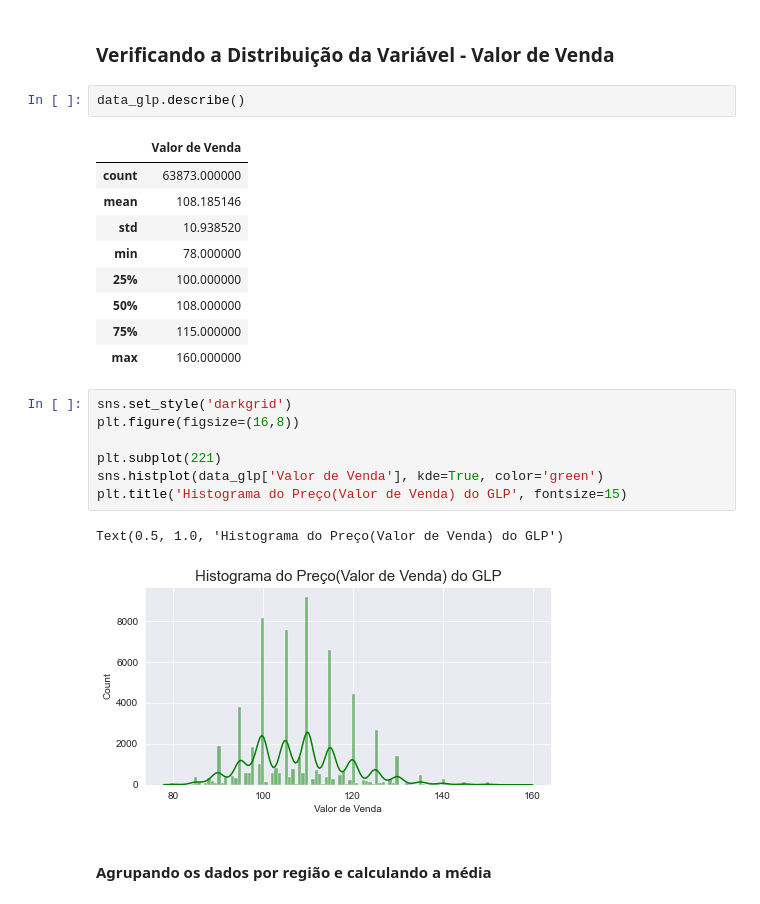
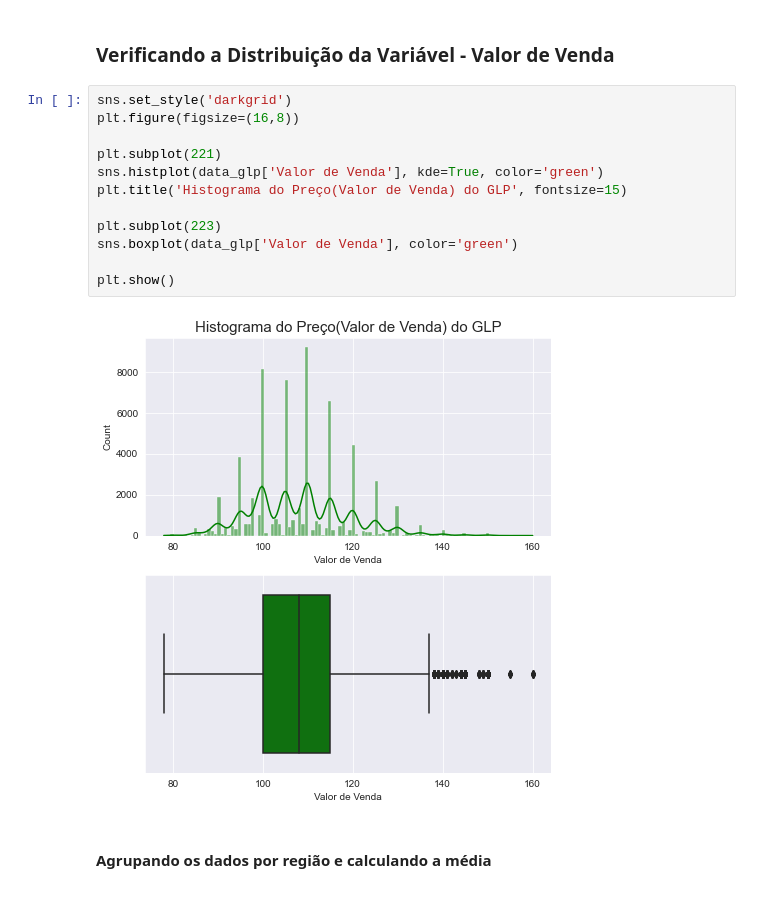
Before and after one commit to Prog-LucasAlves/Analise_Exploratoria_Dados, a Jupyter notebook: AED_03_GLP/glp.ipynb, the cells around one changed output. Cells and saved outputs as stored; diff of their text form.

```diff
--- a/AED_03_GLP/glp.ipynb
+++ b/AED_03_GLP/glp.ipynb
@@ -133,28 +136,20 @@ Bandeira              object
 dtype: object
 # %% [markdown]
 ### Verificando a Distribuição da Variável - Valor de Venda
-# %%
-data_glp.describe()
-# %% [output]
-|  | Valor de Venda |
-| count | 63873.000000 |
-| mean | 108.185146 |
-| std | 10.938520 |
-| min | 78.000000 |
-| 25% | 100.000000 |
-| 50% | 108.000000 |
-| 75% | 115.000000 |
-| max | 160.000000 |
 # %%
 sns.set_style('darkgrid')
 plt.figure(figsize=(16,8))
 
 plt.subplot(221)
 sns.histplot(data_glp['Valor de Venda'], kde=True, color='green')
 plt.title('Histograma do Preço(Valor de Venda) do GLP', fontsize=15)
+
+plt.subplot(223)
+sns.boxplot(data_glp['Valor de Venda'], color='green')
+
+plt.show()
 # %% [output]
-Text(0.5, 1.0, 'Histograma do Preço(Valor de Venda) do GLP')
-[figure, old version]
+[figure, new version]
 # %% [markdown]
 #### Agrupando os dados por região e calculando a média
 # %%
```
Also changed, not shown: parts of 5 cells of this notebook, 1 other file.
